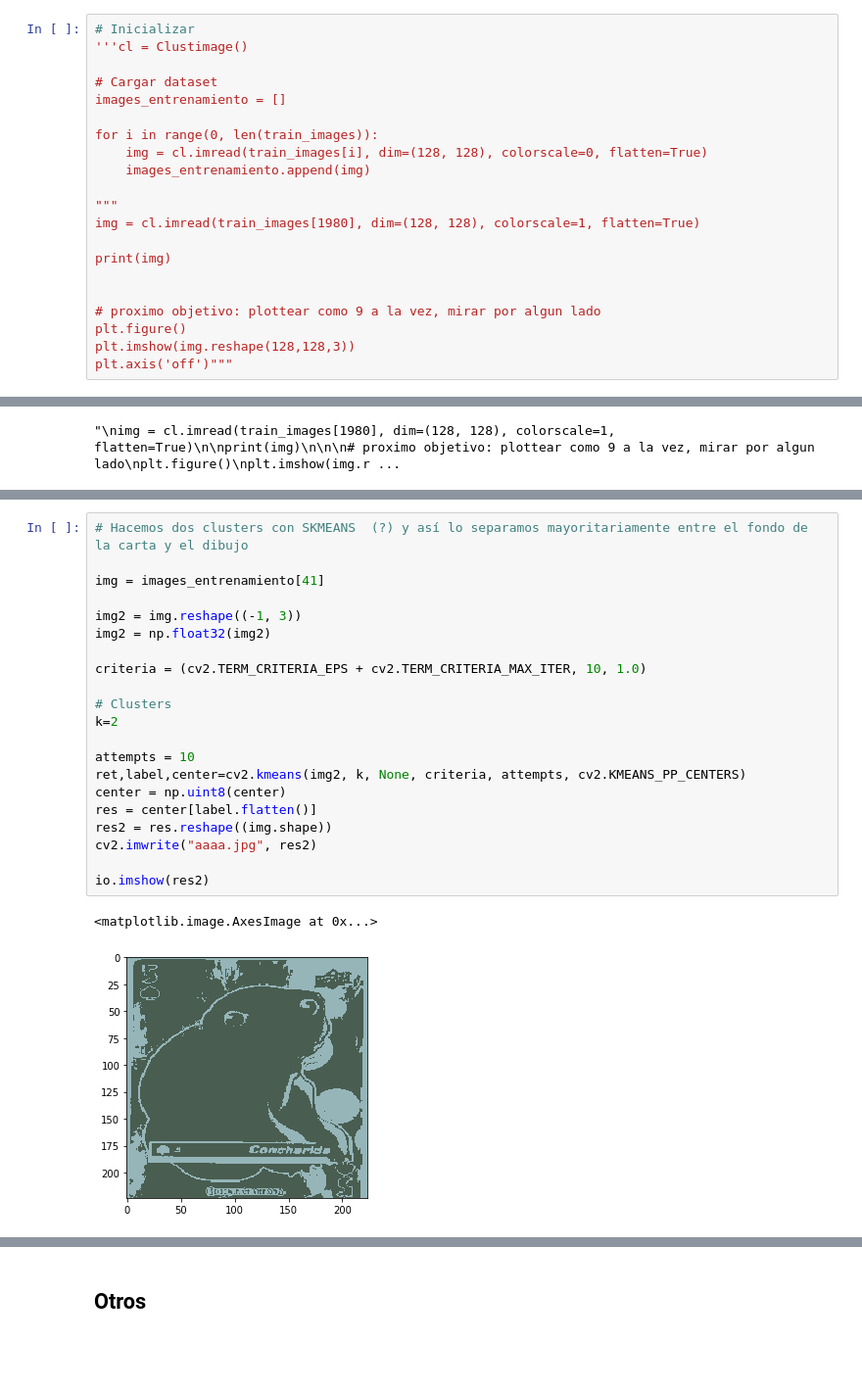
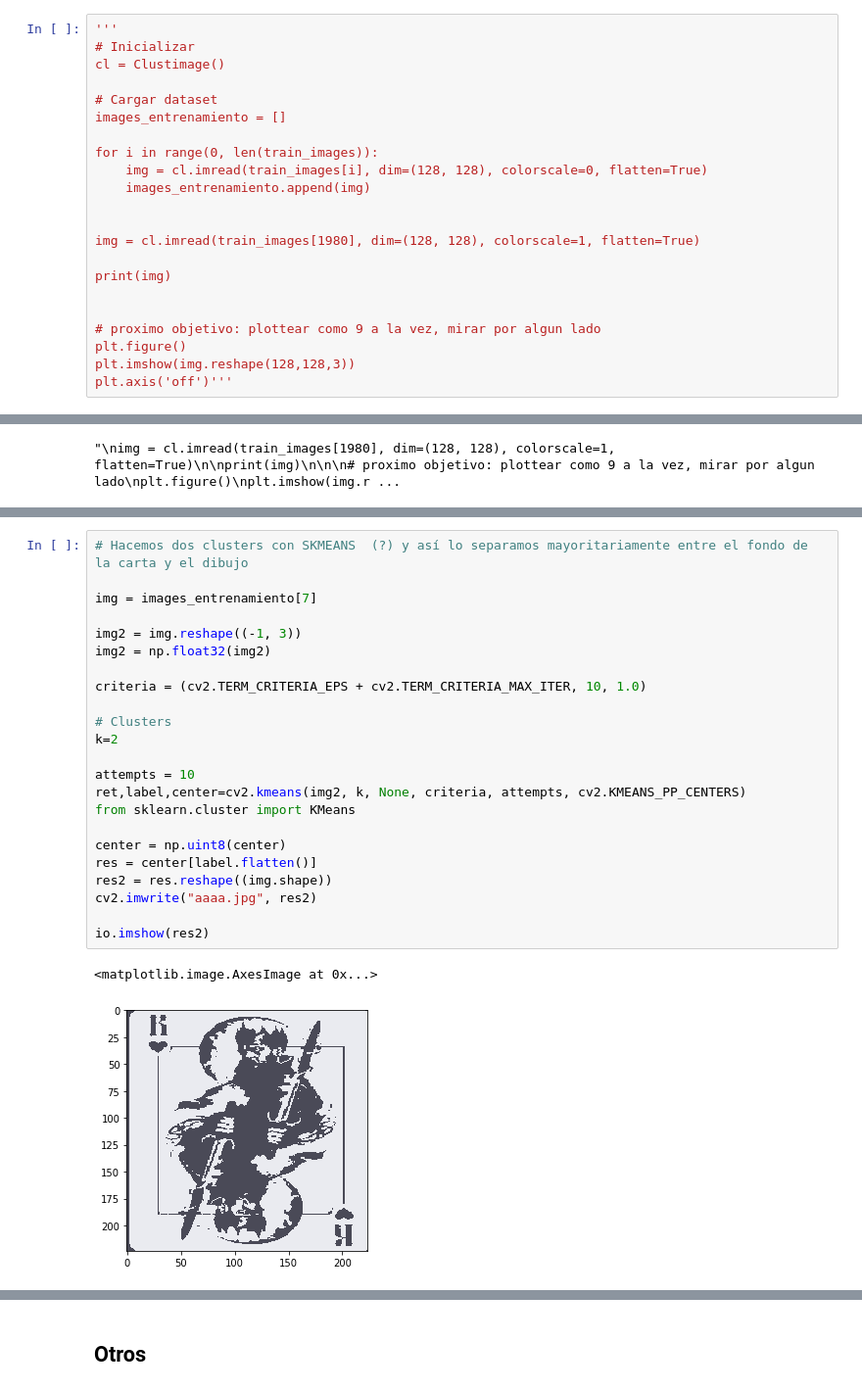
Before and after one commit to cynthiatcelorio/ML_Clustering, a Jupyter notebook: cynthia.ipynb, the cells around one changed output, grey strips where cells are left out. Shown: that part at 98% size. Drawn from its saved outputs; the diff is of its cells as text; blank space fills up the shorter version.

```diff
--- a/cynthia.ipynb
+++ b/cynthia.ipynb
@@ -84,8 +90,9 @@ for i in range(0, len(train_images)):
 # %% [markdown]
 La librería Clustimage cuenta con una función *imread* que premite escalar las imagenes a una dimensión concreta y pasarlas a escala de grises asignando al parámetro *colorscale* el valor 0.
 # %%
+'''
 # Inicializar
-'''cl = Clustimage()
+cl = Clustimage()
 
 # Cargar dataset
 images_entrenamiento = []
@@ -94,7 +101,7 @@ for i in range(0, len(train_images)):
     img = cl.imread(train_images[i], dim=(128, 128), colorscale=0, flatten=True)
     images_entrenamiento.append(img)
 
-"""
+
 img = cl.imread(train_images[1980], dim=(128, 128), colorscale=1, flatten=True)
 
 print(img)
@@ -103,7 +110,7 @@ print(img)
 # proximo objetivo: plottear como 9 a la vez, mirar por algun lado
 plt.figure()
 plt.imshow(img.reshape(128,128,3))
-plt.axis('off')"""
+plt.axis('off')'''
 # %% [output]
 [clustimage] >INFO> filepath is set to [/tmp/clustimage]
 [clustimage] >INFO> filepath is set to [/tmp/clustimage]
@@ -140,24 +119,26 @@ io.imshow(img)'''
 # %%
 # Hacemos dos clusters con SKMEANS  (?) y así lo separamos mayoritariamente entre el fondo de la carta y el dibujo
 
-img = images_entrenamiento[41]
+img = images_entrenamiento[7]
 
 img2 = img.reshape((-1, 3))
 img2 = np.float32(img2)
 
 criteria = (cv2.TERM_CRITERIA_EPS + cv2.TERM_CRITERIA_MAX_ITER, 10, 1.0)
 
 # Clusters
 k=2
 
 attempts = 10
 ret,label,center=cv2.kmeans(img2, k, None, criteria, attempts, cv2.KMEANS_PP_CENTERS)
+from sklearn.cluster import KMeans
+
 center = np.uint8(center)
 res = center[label.flatten()]
 res2 = res.reshape((img.shape))
 cv2.imwrite("aaaa.jpg", res2)
 
 io.imshow(res2)
 # %% [output]
 <matplotlib.image.AxesImage at 0x...>
-[figure, old version]
+[figure, new version]
```
Also changed, not shown: parts of 14 cells of this notebook.
